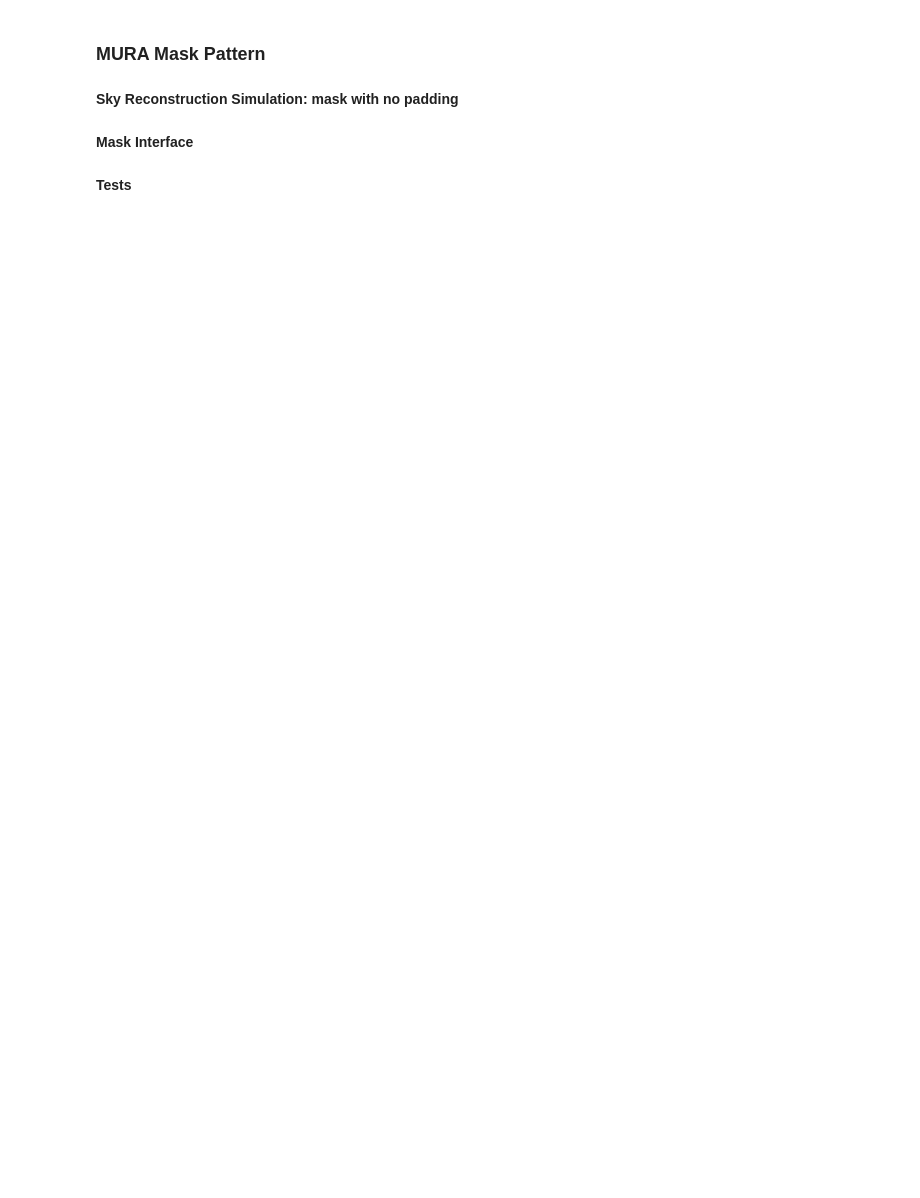
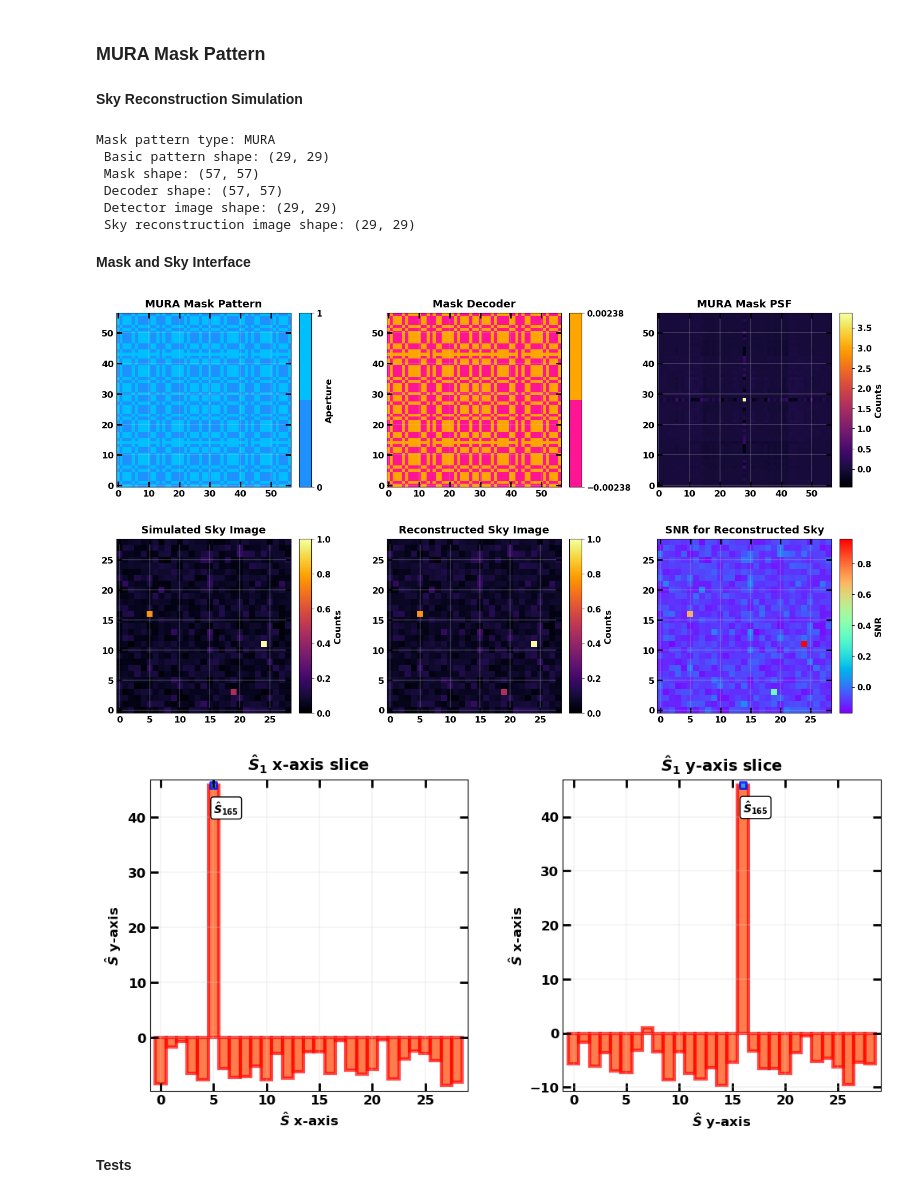
Before and after one commit to EdoardoGiancarli/Reconstruction_Masks_Test, a Jupyter notebook: Img_Reconstruction_2D/Img2D_Reconstruction2.ipynb, the cells around one changed output. Saved outputs shown, nothing was run; the diff lists cells and outputs as text; code cells hidden in the pictures; blank space fills up the shorter version.

```diff
--- a/Img_Reconstruction_2D/Img2D_Reconstruction2.ipynb
+++ b/Img_Reconstruction_2D/Img2D_Reconstruction2.ipynb
@@ -51,8 +215,70 @@ if flag:
 # %% [markdown]
 ### **MURA Mask Pattern**
 # %% [markdown]
-**Sky Reconstruction Simulation: mask with no padding**
+**Sky Reconstruction Simulation**
+# %%
+pattern_type = 'mura'
+rank = 3
+sources_flux = np.array([30, 50, 70])
+mask_padding = True
+sky_background_rate = 5
+sources_pos = None
+detector_background_rate = None
+print_info = True
+
+cai_args_mura = (pattern_type, rank, sources_flux, mask_padding, sky_background_rate,
+                 sources_pos, detector_background_rate, print_info)
+
+detector_image, sky_reconstruction, source_info = cai.cai_simulation(*cai_args_mura)
+# %% [output]
+Mask pattern type: MURA
+ Basic pattern shape: (29, 29)
+ Mask shape: (57, 57)
+ Decoder shape: (57, 57)
+ Detector image shape: (29, 29)
+ Sky reconstruction image shape: (29, 29)
 # %% [markdown]
-**Mask Interface**
+**Mask and Sky Interface**
+# %%
+def _normalize(array):
+    return (array - array.min())/(array.max() - array.min())
+
+# plot mask, decoder and PSF
+mask = source_info['mask_pattern']
+decoder = source_info['mask_decoder']
+psf = source_info['mask_PSF']
+
+plot.image_plot([mask, decoder, psf],
+                ["MURA Mask Pattern", "Mask Decoder", "MURA Mask PSF"],
+                cbarlabel=["Aperture", None, "Counts"],
+                cbarvalues=[[0, 1], [decoder.min(), decoder.max()], None],
+                cbarcmap=[lc(["DodgerBlue", "DeepSkyBlue"]), lc(["DeepPink", "Orange"]), "inferno"])
+
+# plot sky image, sky reconstruction and SNR
+sky_image = source_info['sky_image']
+snr = source_info['sky_reconstruction_SNR']
+
+plot.image_plot([_normalize(sky_image), _normalize(sky_reconstruction), snr],
+                ["Simulated Sky Image", "Reconstructed Sky Image", "SNR for Reconstructed Sky"],
+                cbarlabel=["Counts"]*2 + ["SNR"],
+                cbarvalues=[None]*3,
+                cbarcmap=["inferno"]*2 + ["rainbow"])
+
+# plot reconstr_sky slices
+idx = 1
+pos = source_info['sources_pos'][idx]
+S_hat_slicex = sky_reconstruction[pos[0], :]
+S_hat_slicey = sky_reconstruction[:, pos[1]]
+
+plot.sequence_plot([S_hat_slicex, S_hat_slicey],
+                   [f"$\\hat{{S}}_{idx}$ x-axis slice", f"$\\hat{{S}}_{idx}$ y-axis slice"],
+                   xlabel=["$\\hat{{S}}$ x-axis", "$\\hat{{S}}$ y-axis"],
+                   ylabel=["$\\hat{{S}}$ y-axis", "$\\hat{{S}}$ x-axis"],
+                   style=["bar"]*2,
+                   simulated_sources=[(pos[1], *pos, -5), (pos[0], *pos, -5)])
+# %% [output]
+[figure, added]
+[figure, added]
+[figure, added]
 # %% [markdown]
 **Tests**
```
Also changed, not shown: parts of 15 cells of this notebook, 7 other files.
